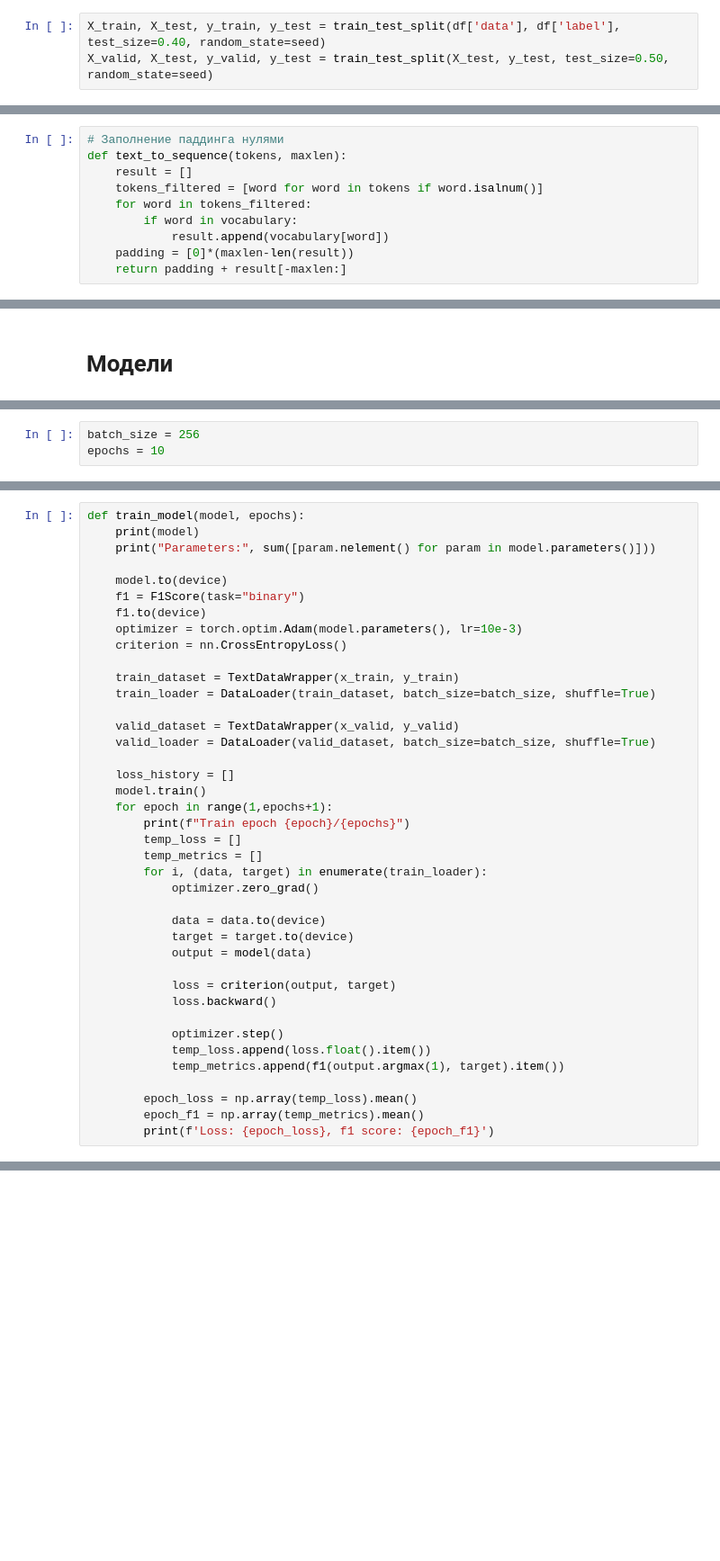
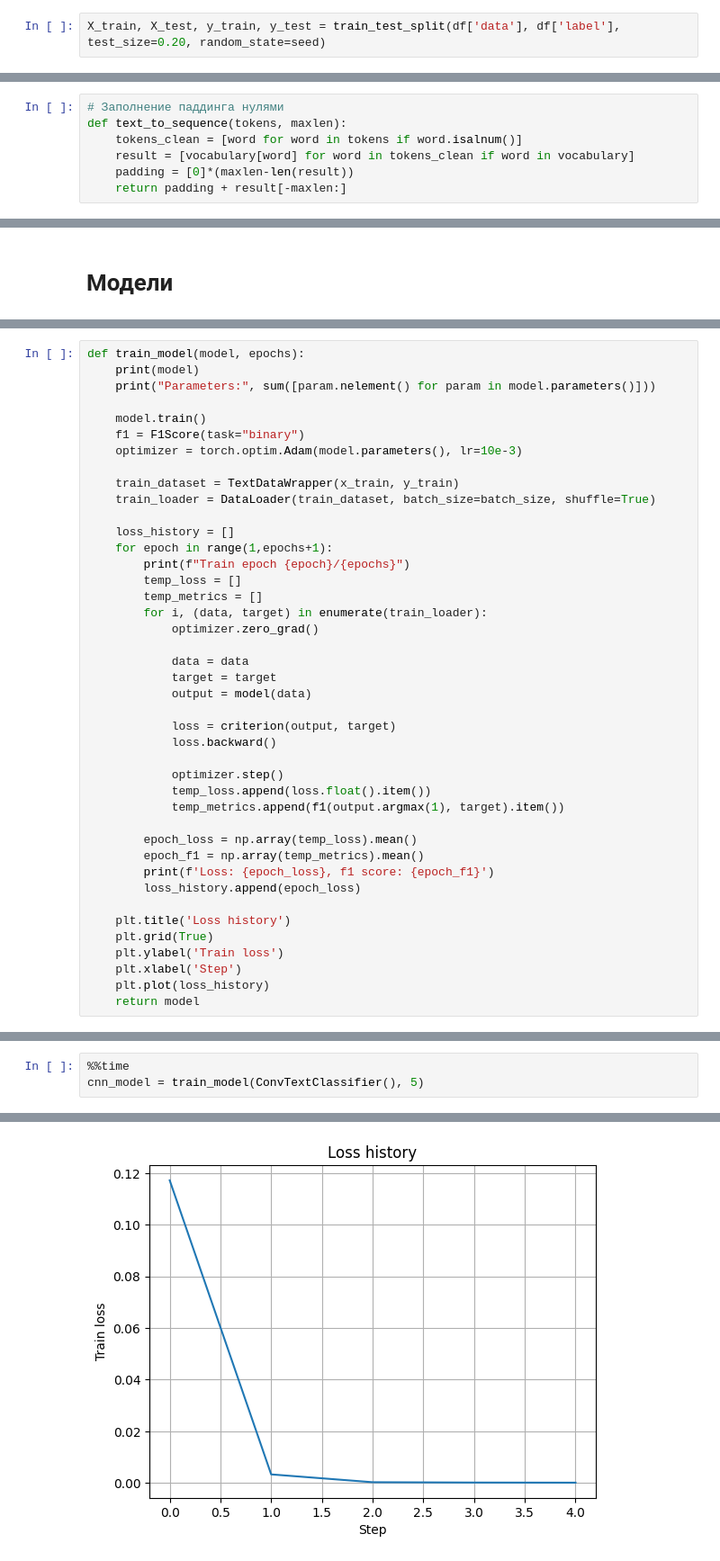
Before and after one commit to sad-bkt/nlp_course, a Jupyter notebook: Lab_4/lab_4.ipynb, the cells around one changed output, grey strips where cells are left out. Shown at 90% size. Drawn from its saved outputs; the diff is of its cells as text; blank space fills up the shorter version.

Commit message:
Added README.md, dataset files and plots to lab_4.ipynb

```diff
--- a/Lab_4/lab_4.ipynb
+++ b/Lab_4/lab_4.ipynb
@@ -97,8 +145,7 @@ Wall time: 1h 2min 57s
 | 3 | 1 | [trump, campaign, adviser, george... |
 | 4 | 1 | [president, donald, trump, call, ... |
 # %%
-X_train, X_test, y_train, y_test = train_test_split(df['data'], df['label'], test_size=0.40, random_state=seed)
-X_valid, X_test, y_valid, y_test = train_test_split(X_test, y_test, test_size=0.50, random_state=seed)
+X_train, X_test, y_train, y_test = train_test_split(df['data'], df['label'], test_size=0.20, random_state=seed)
 # %% [markdown]
 ## Составление словаря и превращение текста в эмбеддинги
 # %%
@@ -151,11 +180,8 @@ len(vocabulary)
 # %%
 # Заполнение паддинга нулями
 def text_to_sequence(tokens, maxlen):
-    result = []
-    tokens_filtered = [word for word in tokens if word.isalnum()]
-    for word in tokens_filtered:
-        if word in vocabulary:
-            result.append(vocabulary[word])
+    tokens_clean = [word for word in tokens if word.isalnum()]
+    result = [vocabulary[word] for word in tokens_clean if word in vocabulary]
     padding = [0]*(maxlen-len(result))
     return padding + result[-maxlen:]
 # %%
@@ -240,4 +261 @@ class LSTMTextClassifier(nn.Module):
         return out # output tensor should be of shape [batch_size, sequence_length, n_tokens]
-# %%
-batch_size = 256
-epochs = 10
@@ -246,20 +269,14 @@ def train_model(model, epochs):
     print(model)
     print("Parameters:", sum([param.nelement() for param in model.parameters()]))
 
-    model.to(device)
+    model.train()
     f1 = F1Score(task="binary")
-    f1.to(device)
     optimizer = torch.optim.Adam(model.parameters(), lr=10e-3)
-    criterion = nn.CrossEntropyLoss()
 
     train_dataset = TextDataWrapper(x_train, y_train)
     train_loader = DataLoader(train_dataset, batch_size=batch_size, shuffle=True)
 
-    valid_dataset = TextDataWrapper(x_valid, y_valid)
-    valid_loader = DataLoader(valid_dataset, batch_size=batch_size, shuffle=True)
-
     loss_history = []
-    model.train()
     for epoch in range(1,epochs+1):
         print(f"Train epoch {epoch}/{epochs}")
         temp_loss = []
@@ -267,8 +284,8 @@ def train_model(model, epochs):
         for i, (data, target) in enumerate(train_loader):
             optimizer.zero_grad()
 
-            data = data.to(device)
-            target = target.to(device)
+            data = data
+            target = target
             output = model(data)
 
             loss = criterion(output, target)
@@ -281,3 +298,11 @@ def train_model(model, epochs):
         epoch_loss = np.array(temp_loss).mean()
         epoch_f1 = np.array(temp_metrics).mean()
         print(f'Loss: {epoch_loss}, f1 score: {epoch_f1}')
+        loss_history.append(epoch_loss)
+
+    plt.title('Loss history')
+    plt.grid(True)
+    plt.ylabel('Train loss')
+    plt.xlabel('Step')
+    plt.plot(loss_history)
+    return model
@@ -287,0 +309,4 @@ train_model(LSTMTextClassifier(), epochs)
+# %%
+%%time
+cnn_model = train_model(ConvTextClassifier(), 5)
+# %% [output]
@@ -287,0 +332 @@ train_model(LSTMTextClassifier(), epochs)
+[figure, added]
```
Also changed, not shown: parts of 30 cells of this notebook, 3 other files.
